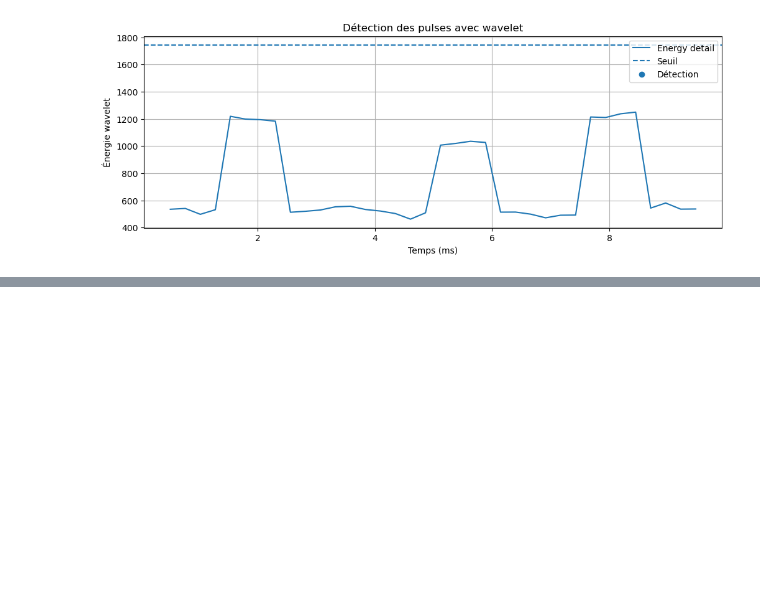
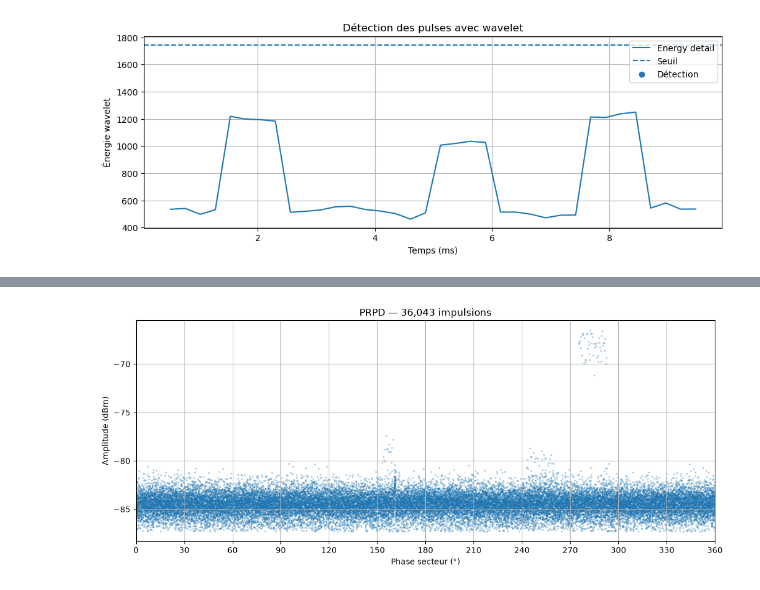
Before and after one commit to yousefBens/SDR_PRPD, a Jupyter notebook: Learn.ipynb, the cells around one changed output, grey strips where cells are left out. Drawn from its saved outputs; the diff is of its cells as text; code cells hidden in the pictures; blank space fills up the shorter version.

```diff
--- a/Learn.ipynb
+++ b/Learn.ipynb
@@ -1965,0 +2034,8 @@ plt.show()
+# %%
+fig, ax = plt.subplots(figsize=(13, 5))
+ax.scatter(prpd['phase_deg'], prpd['amplitude'], s=2, alpha=.25, rasterized=True)
+ax.set(xlim=(0, 360), xticks=np.arange(0, 361, 30), xlabel='Phase secteur (°)',
+       ylabel=f"Amplitude ({prpd['unit'].iloc[0]})", title=f'PRPD — {len(prpd):,} impulsions')
+plt.show()
+# %% [output]
+[figure, added]
```
Also changed, not shown: parts of 8 cells of this notebook, 4 other files.
